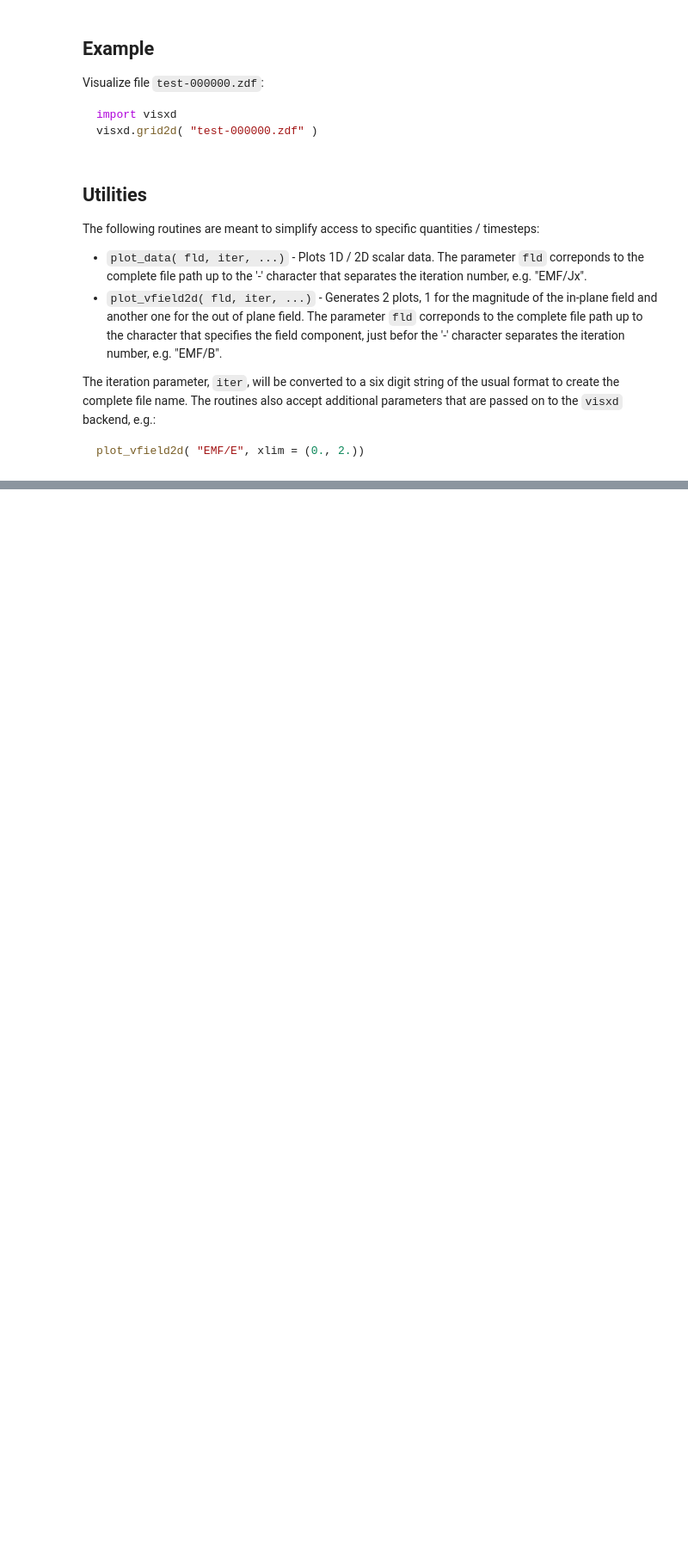
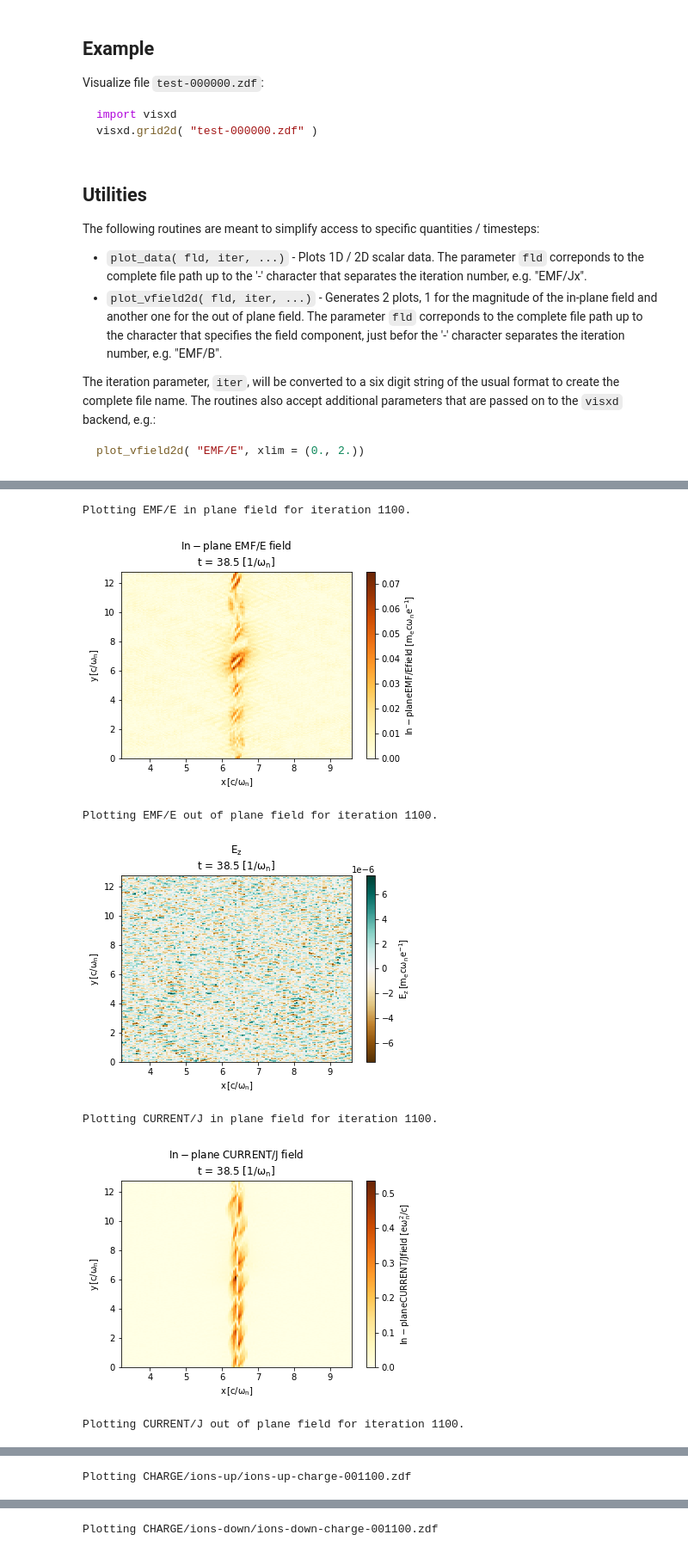
Before and after one commit to ricardo-fonseca/zpic-cuda, a Jupyter notebook: visXD demo.ipynb, the cells around one changed output, grey strips where cells are left out. Shown at 86% size. Cells and saved outputs as stored; diff of their text form; code cells hidden in the pictures; blank space fills up the shorter version.

```diff
--- a/visXD demo.ipynb
+++ b/visXD demo.ipynb
@@ -136,0 +75,19 @@ Plotting PHASESPACE/electrons/electrons-xux-001572.zdf
+# %%
+import visxd
+
+xlim = [3.2,9.6]
+iter = 1100
+visxd.plot_vfield2d("EMF/E", iter, xlim = xlim  )
+visxd.plot_vfield2d("CURRENT/J", iter, xlim = xlim  )
+visxd.plot_data("CHARGE/ions-up/ions-up-charge", iter, xlim = xlim )
+visxd.plot_data("CHARGE/ions-down/ions-down-charge", iter, xlim = xlim )
+visxd.plot_data("CHARGE/electrons-up/electrons-up-charge", iter, xlim = xlim )
+visxd.plot_data("CHARGE/electrons-down/electrons-down-charge", iter, xlim = xlim )
+# %% [output]
+Plotting EMF/E in plane field for iteration 1100.
+[figure, added]
+Plotting EMF/E out of plane field for iteration 1100.
+[figure, added]
+Plotting CURRENT/J in plane field for iteration 1100.
+[figure, added]
+Plotting CURRENT/J out of plane field for iteration 1100.
@@ -136,0 +95 @@ Plotting PHASESPACE/electrons/electrons-xux-001572.zdf
+Plotting CHARGE/ions-up/ions-up-charge-001100.zdf
@@ -136,0 +97 @@ Plotting PHASESPACE/electrons/electrons-xux-001572.zdf
+Plotting CHARGE/ions-down/ions-down-charge-001100.zdf
```
Also changed, not shown: parts of 13 cells of this notebook, 17 other files.
